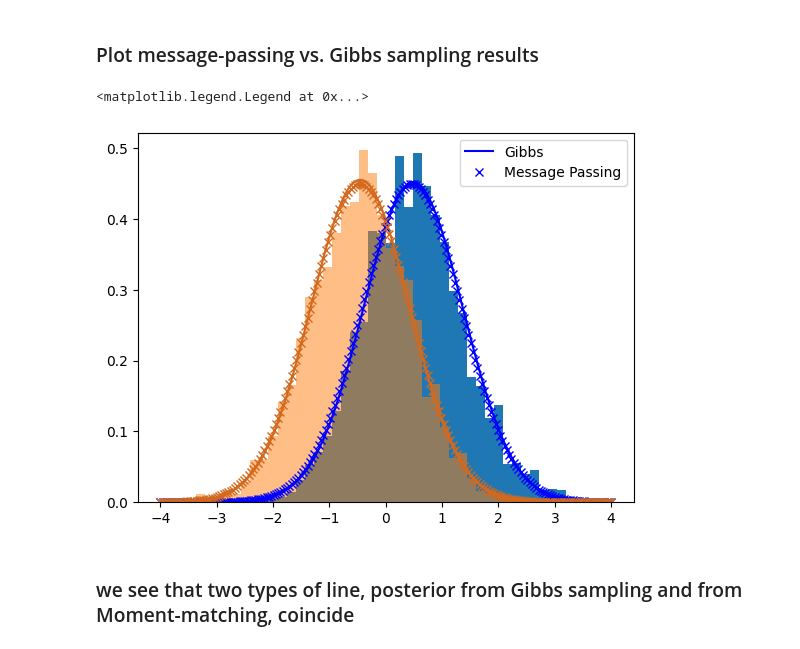
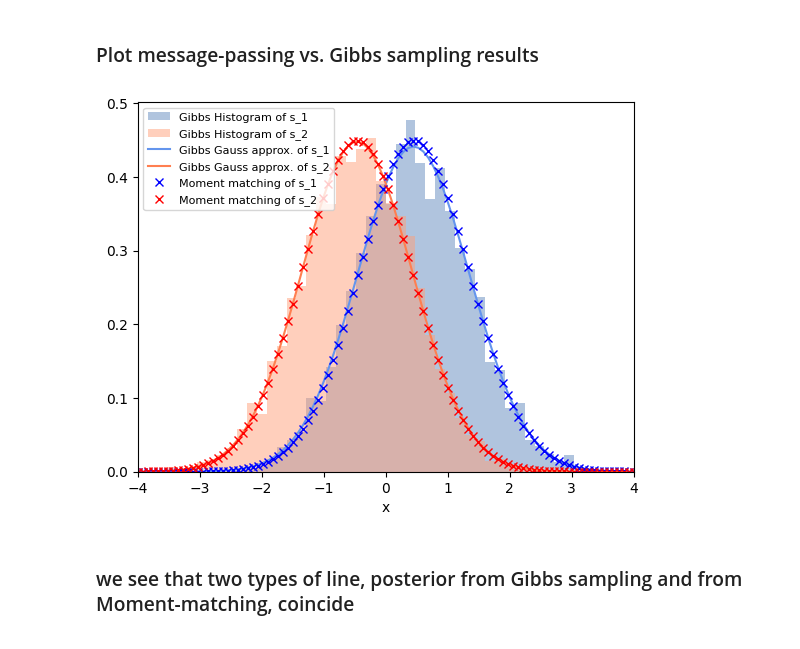
Before and after one commit to li-ju666/apml_project, a Jupyter notebook: code-to-submit/APML-project.ipynb, the cells around one changed output. Drawn from its saved outputs; the diff is of its cells as text; code cells hidden in the pictures.

```diff
--- a/code-to-submit/APML-project.ipynb
+++ b/code-to-submit/APML-project.ipynb
@@ -433,20 +415,3 @@ def post_s2(mu1, mu2, v1, v2, s_e, y):
-# %%
-# prior
-m1, m2 = 0, 0
-v1, v2 = 1, 1
-s_e = 1
-
-# observed results
-ys = [1,]
-
-for y in ys:
-    m1_new, v1_new = post_s1(m1, m2, v1, v2, s_e, y)
-    m2_new, v2_new  = post_s2(m1, m2, v1, v2, s_e, y)
-
-m1_mp = m1_new
-v1_mp = v1_new
-m2_mp = m2_new
-v2_mp = v2_new
 # %% [markdown]
 ### Gibbs sampling to compare
 # %%
@@ -499,24 +464,24 @@ v2_gibbs = v2
 # %% [markdown]
 ### Plot message-passing vs. Gibbs sampling results
 # %%
-plt.hist(posterior[drops:,0], density=True, weights=post_weights[drops:,0], bins=50, range=(-4, 4))
-plt.hist(posterior[drops:,1], density=True, weights=post_weights[drops:,1], bins=50, range=(-4, 4), alpha=0.5)
+plt.hist(posterior[drops:,0], density=True, weights=post_weights[drops:,0], bins=50, range=(-4, 4),color='lightsteelblue', label="Gibbs Histogram of s_1")
+plt.hist(posterior[drops:,1], density=True, weights=post_weights[drops:,1], bins=50, range=(-4, 4),color='lightsalmon', alpha=0.5, label="Gibbs Histogram of s_2")
 
-xs = np.linspace(-4, 4, 200)
-gaussian1_gibbs = stats.norm(m1_gibbs, v1_gibbs**0.5).pdf(xs)
-gaussian2_gibbs = stats.norm(m2_gibbs, v2_gibbs**0.5).pdf(xs)
-plt.plot(xs, gaussian1_gibbs, color='blue', label='Gibbs')
-plt.plot(xs, gaussian2_gibbs, color='chocolate')
+xs = np.linspace(-4, 4, 100)
+gaussian1 = stats.norm(m1, v1**0.5).pdf(xs)
+gaussian2 = stats.norm(m2, v2**0.5).pdf(xs)
+plt.plot(xs, gaussian1, color='cornflowerblue', label="Gibbs Gauss approx. of s_1")
+plt.plot(xs, gaussian2, color='coral', label="Gibbs Gauss approx. of s_2")
 
-gaussian1_mp = stats.norm(m1_mp, v1_mp**0.5).pdf(xs)
-gaussian2_mp = stats.norm(m2_mp, v2_mp**0.5).pdf(xs)
-plt.plot(xs, gaussian1_mp, 'x', color='blue', label='Message Passing')
-plt.plot(xs, gaussian2_mp, 'x', color='chocolate')
-
-plt.legend()
+xv = xs
+plt.plot(xv, stats.norm.pdf(xv,p_s1_m ,np.sqrt(p_s1_s)),'x', color='blue',label="Moment matching of s_1")
+plt.plot(xv, stats.norm.pdf(xv,p_s2_m ,np.sqrt(p_s2_s)),'x', color='red',label="Moment matching of s_2")
+plt.xlim((-4,4))
+plt.xlabel("x")
+plt.legend(loc=2, prop={'size': 8})
+plt.show()
 # %% [output]
-<matplotlib.legend.Legend at 0x...>
-[figure, old version]
+[figure, new version]
 # %% [markdown]
 ### we see that two types of line, posterior from Gibbs sampling and from Moment-matching, coincide
 # %% [markdown]
```
Also changed, not shown: parts of 40 cells of this notebook.
